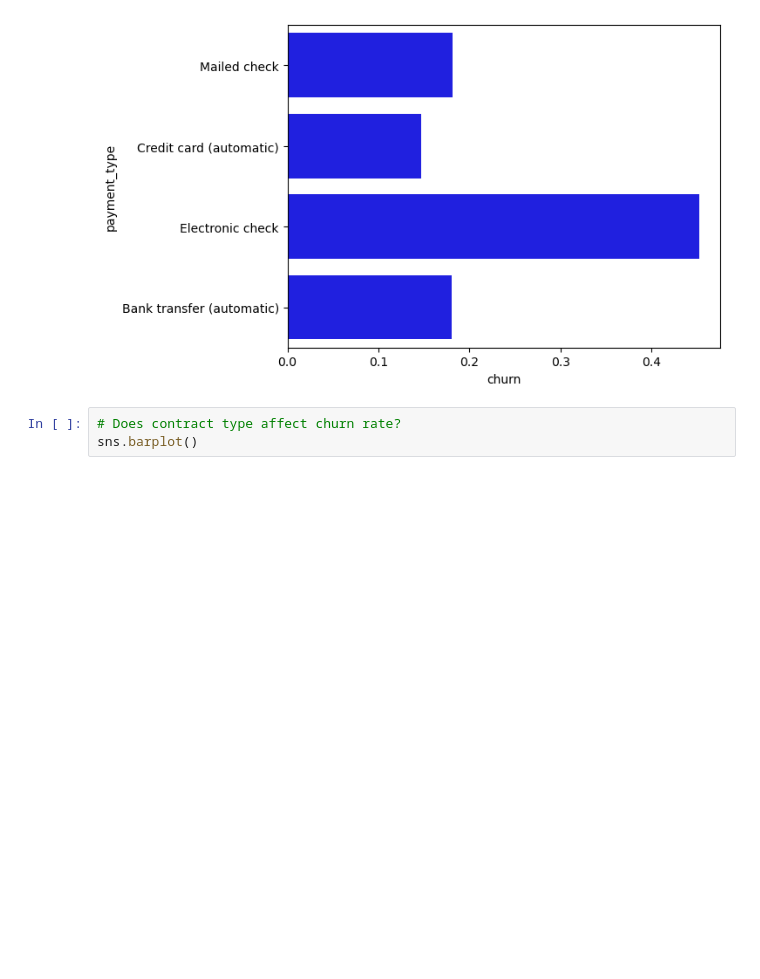
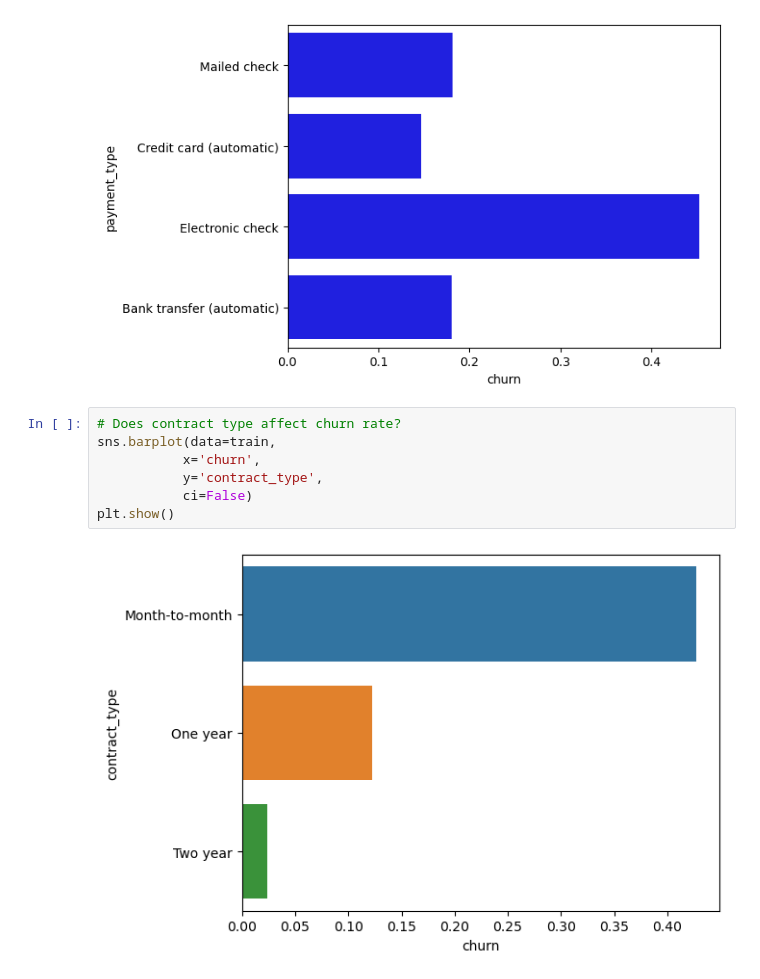
Before and after one commit to Adam-Harris87/classification-project, a Jupyter notebook: explore.ipynb, the cells around one changed output. Cells and saved outputs as stored; diff of their text form; blank space fills up the shorter version.

```diff
--- a/explore.ipynb
+++ b/explore.ipynb
@@ -352,4 +360,10 @@ plt.show()
 [figure]
 # %%
 # Does contract type affect churn rate?
-sns.barplot()
+sns.barplot(data=train,
+           x='churn',
+           y='contract_type',
+           ci=False)
+plt.show()
+# %% [output]
+[figure, added]
```
Also changed, not shown: parts of 7 cells of this notebook, 1 other file.
